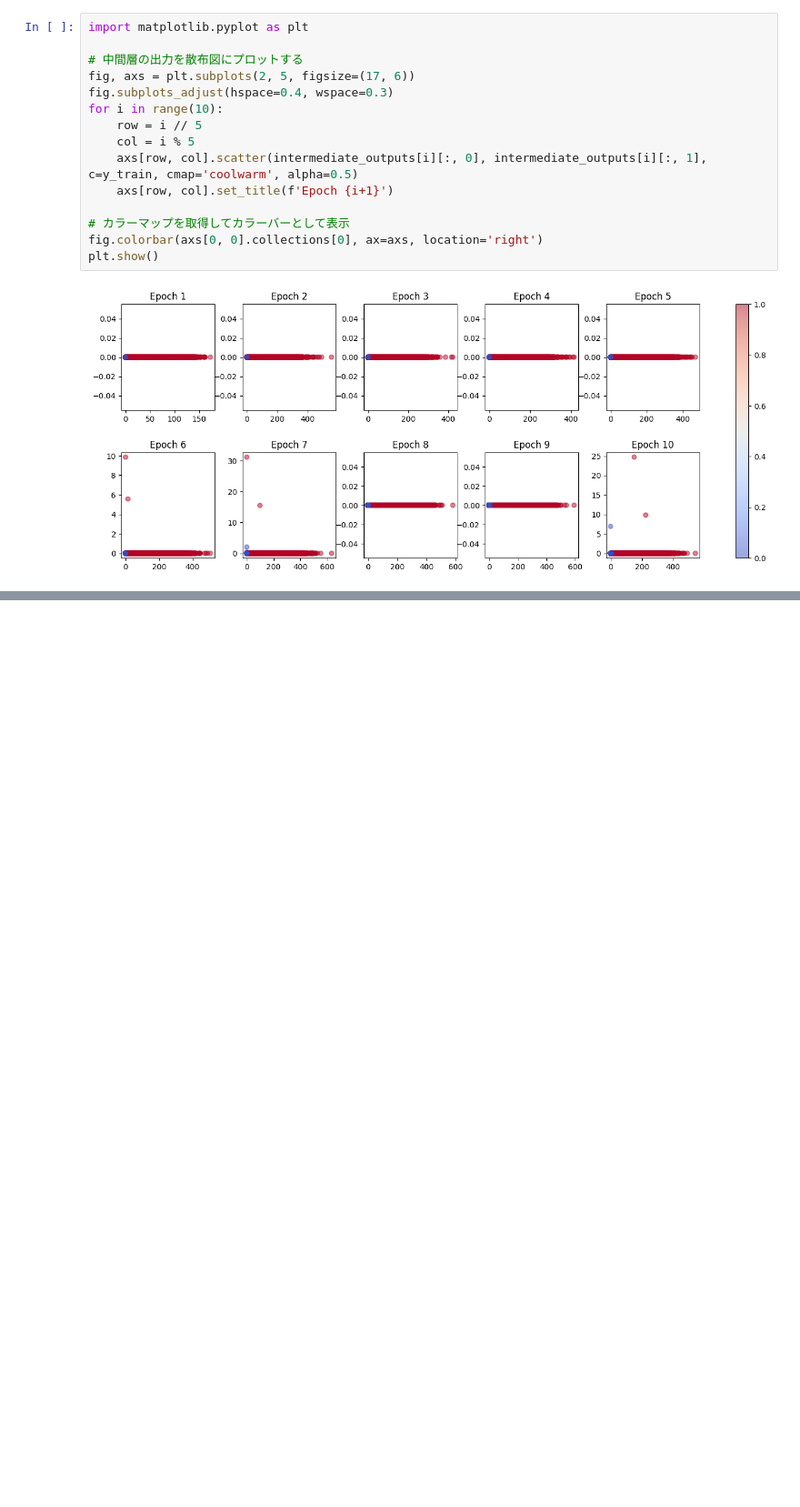
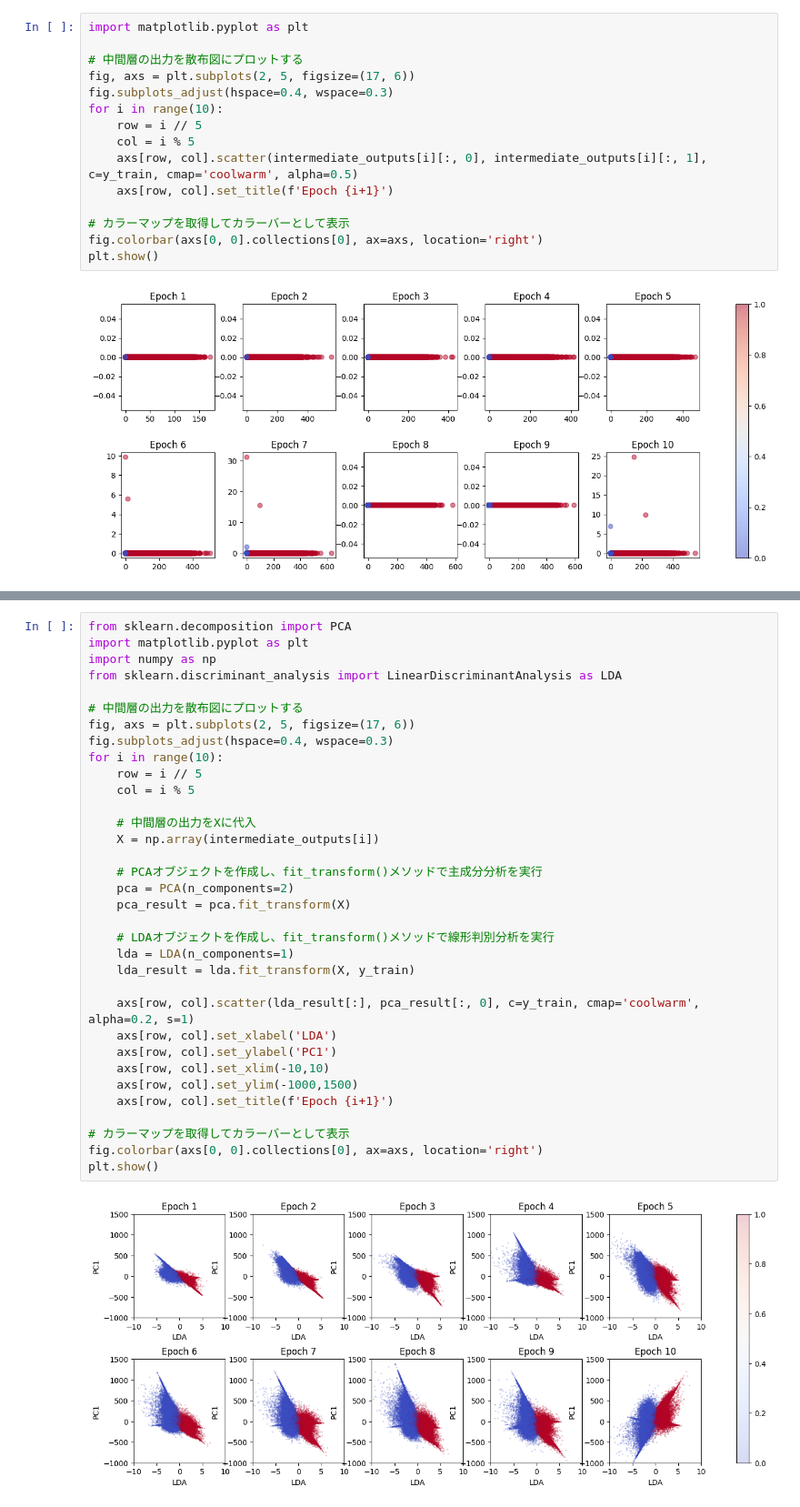
Before and after one commit to mdwl23/ml_study, a Jupyter notebook: mnist_visualize.ipynb, the cells around one changed output, grey strips where cells are left out. Shown: that part at 91% size. Drawn from its saved outputs; the diff is of its cells as text; blank space fills up the shorter version.

```diff
--- a/mnist_visualize.ipynb
+++ b/mnist_visualize.ipynb
@@ -100,0 +159,36 @@ plt.show()
+# %%
+from sklearn.decomposition import PCA
+import matplotlib.pyplot as plt
+import numpy as np
+from sklearn.discriminant_analysis import LinearDiscriminantAnalysis as LDA
+
+# 中間層の出力を散布図にプロットする
+fig, axs = plt.subplots(2, 5, figsize=(17, 6))
+fig.subplots_adjust(hspace=0.4, wspace=0.3)
+for i in range(10):
+    row = i // 5
+    col = i % 5
+
+    # 中間層の出力をXに代入
+    X = np.array(intermediate_outputs[i])
+
+    # PCAオブジェクトを作成し、fit_transform()メソッドで主成分分析を実行
+    pca = PCA(n_components=2)
+    pca_result = pca.fit_transform(X)
+
+    # LDAオブジェクトを作成し、fit_transform()メソッドで線形判別分析を実行
+    lda = LDA(n_components=1)
+    lda_result = lda.fit_transform(X, y_train)
+
+    axs[row, col].scatter(lda_result[:], pca_result[:, 0], c=y_train, cmap='coolwarm', alpha=0.2, s=1)
+    axs[row, col].set_xlabel('LDA')
+    axs[row, col].set_ylabel('PC1')
+    axs[row, col].set_xlim(-10,10)
+    axs[row, col].set_ylim(-1000,1500)
+    axs[row, col].set_title(f'Epoch {i+1}')
+
+# カラーマップを取得してカラーバーとして表示
+fig.colorbar(axs[0, 0].collections[0], ax=axs, location='right')
+plt.show()
+# %% [output]
+[figure, added]
```
Also changed, not shown: parts of 3 cells of this notebook.
